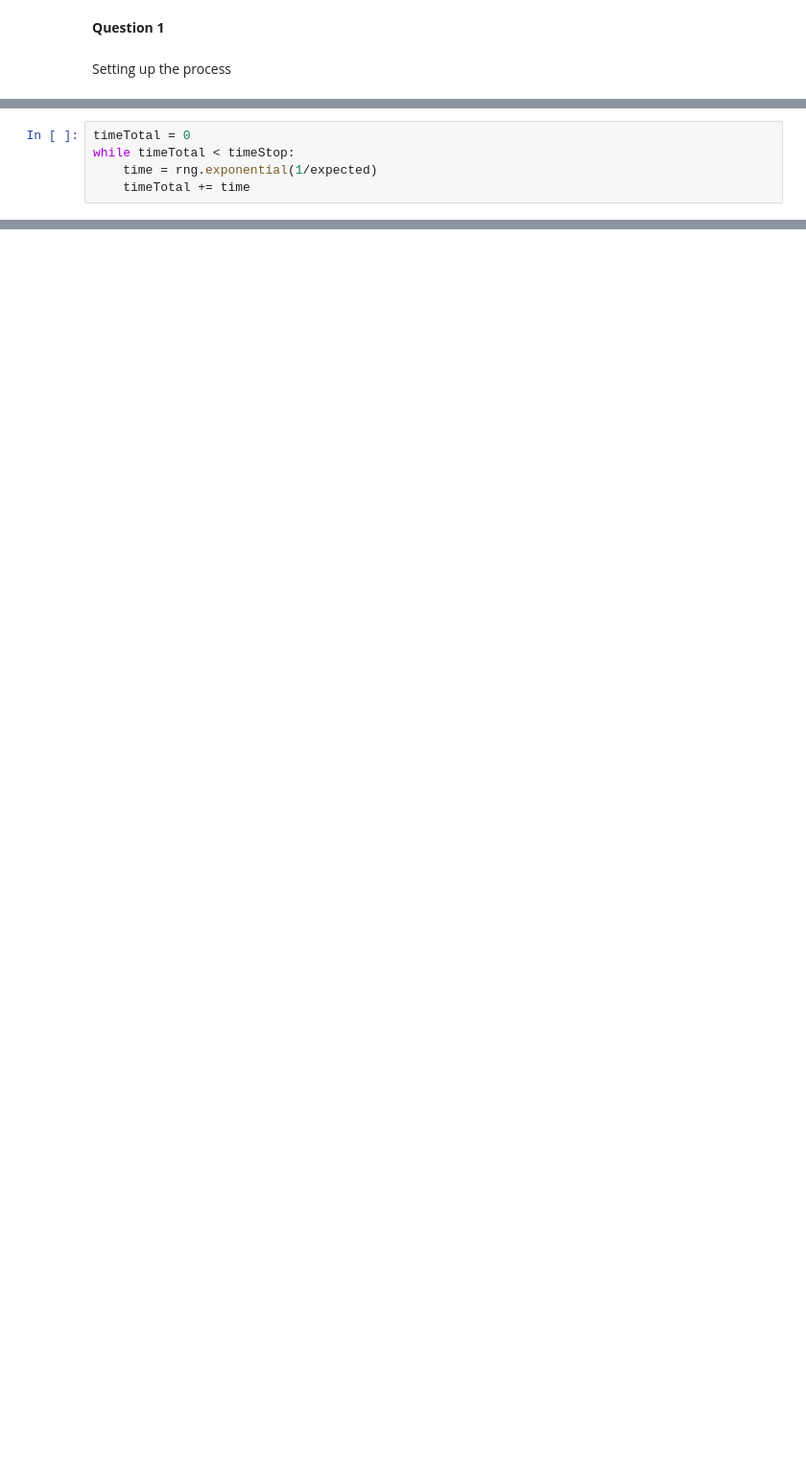
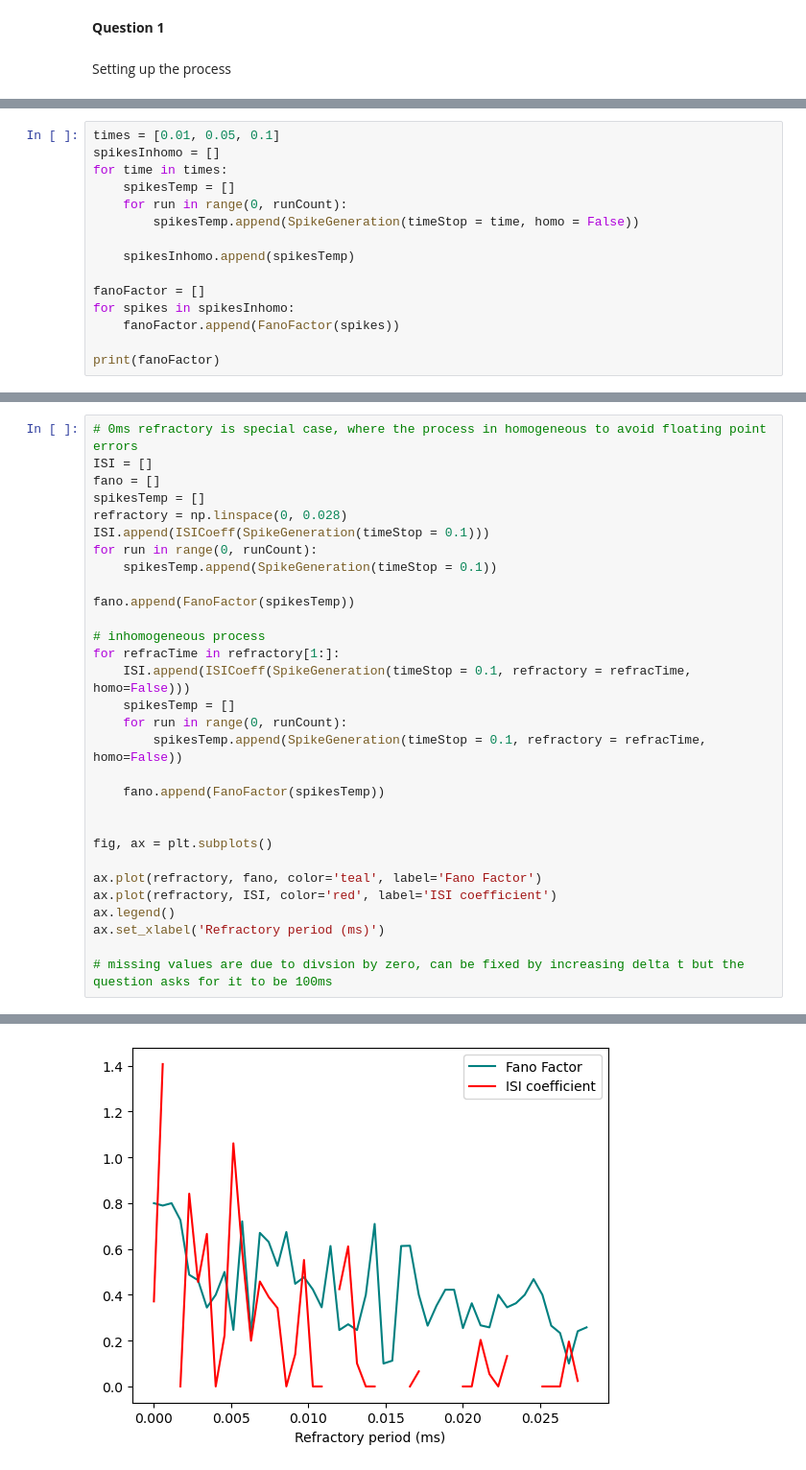
Before and after one commit to Kateh1871/Neuro-Sci, a Jupyter notebook: Full Coursework.ipynb, the cells around one changed output, grey strips where cells are left out. Shown at 96% size. Saved outputs shown, nothing was run; the diff lists cells and outputs as text; blank space fills up the shorter version.

```diff
--- a/Full Coursework.ipynb
+++ b/Full Coursework.ipynb
@@ -30,5 +33,0 @@ Calculating spike times for an inhomogeneous poisson process
-# %%
-timeTotal = 0
-while timeTotal < timeStop:
-    time = rng.exponential(1/expected)
-    timeTotal += time
@@ -43,0 +81,15 @@ plt.show()
+# %%
+times = [0.01, 0.05, 0.1]
+spikesInhomo = []
+for time in times:
+    spikesTemp = []
+    for run in range(0, runCount):
+        spikesTemp.append(SpikeGeneration(timeStop = time, homo = False))
+
+    spikesInhomo.append(spikesTemp)
+
+fanoFactor = []
+for spikes in spikesInhomo:
+    fanoFactor.append(FanoFactor(spikes))
+
+print(fanoFactor)
@@ -43,0 +100,31 @@ plt.show()
+# %%
+# 0ms refractory is special case, where the process in homogeneous to avoid floating point errors
+ISI = []
+fano = []
+spikesTemp = []
+refractory = np.linspace(0, 0.028)
+ISI.append(ISICoeff(SpikeGeneration(timeStop = 0.1)))
+for run in range(0, runCount):
+    spikesTemp.append(SpikeGeneration(timeStop = 0.1))
+
+fano.append(FanoFactor(spikesTemp))
+
+# inhomogeneous process
+for refracTime in refractory[1:]:
+    ISI.append(ISICoeff(SpikeGeneration(timeStop = 0.1, refractory = refracTime, homo=False)))
+    spikesTemp = []
+    for run in range(0, runCount):
+        spikesTemp.append(SpikeGeneration(timeStop = 0.1, refractory = refracTime, homo=False))
+
+    fano.append(FanoFactor(spikesTemp))
+
+
+fig, ax = plt.subplots()
+
+ax.plot(refractory, fano, color='teal', label='Fano Factor')
+ax.plot(refractory, ISI, color='red', label='ISI coefficient')
+ax.legend()
+ax.set_xlabel('Refractory period (ms)')
+
+# missing values are due to divsion by zero, can be fixed by increasing delta t but the question asks for it to be 100ms
+# %% [output]
@@ -43,0 +132 @@ plt.show()
+[figure, added]
```
Also changed, not shown: parts of 24 cells of this notebook, 9 other files.
